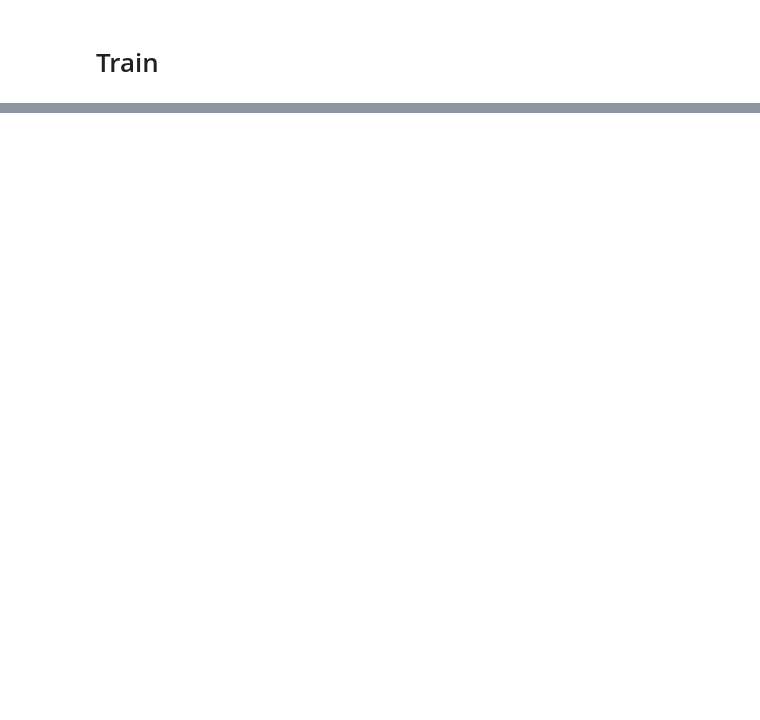
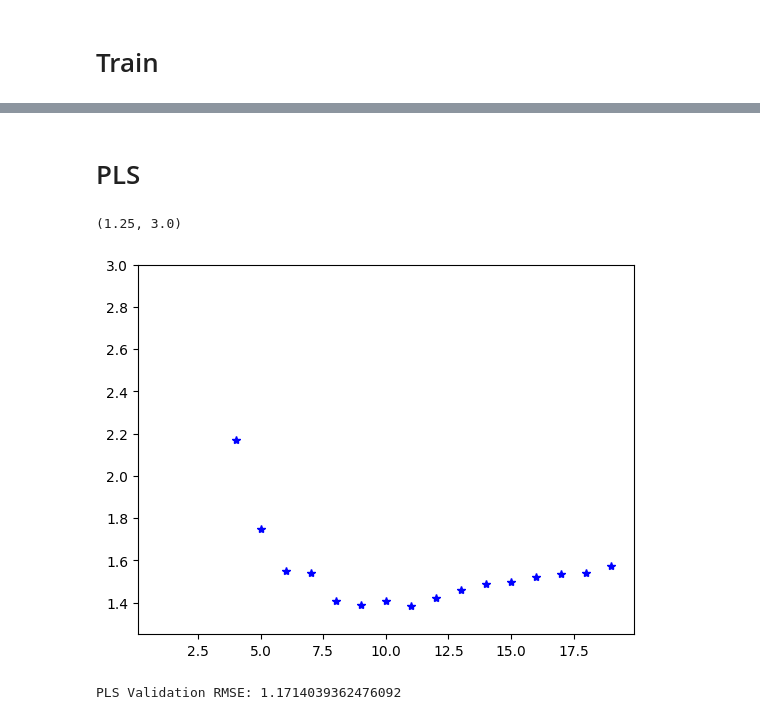
Before and after one commit to zetadin/TransferLearningFromPLS, a Jupyter notebook: ML_perceptron.ipynb, the cells around one changed output, grey strips where cells are left out. Saved outputs shown, nothing was run; the diff lists cells and outputs as text; code cells hidden in the pictures; blank space fills up the shorter version.

```diff
--- a/ML_perceptron.ipynb
+++ b/ML_perceptron.ipynb
@@ -1088,3 +1101,5 @@ p=sm.eval()(x)
 make_dot(p, params=dict(list(sm.named_parameters())))#.render("model_architecture", format="png")
 # %% [output]
 [drawing not drawn]
+# %% [markdown]
+# PLS
@@ -1090,0 +1138,38 @@ make_dot(p, params=dict(list(sm.named_parameters())))#.render("model_architectur
+# %%
+from sklearn import model_selection
+from sklearn.model_selection import RepeatedKFold
+from sklearn.preprocessing import scale
+
+#define cross-validation method
+cv = RepeatedKFold(n_splits=10, n_repeats=3, random_state=1)
+
+# set up variables
+mse = []
+n = 20 # max PLS components
+
+# # Calculate MSE with only the intercept
+# score = -1*model_selection.cross_val_score(PLSRegression(n_components=1),
+#            np.ones((len(Y_train),1)), Y_train, cv=cv, scoring='neg_mean_squared_error').mean()
+# mse.append(score)
+
+
+# Calculate MSE using cross-validation, adding one component at a time
+for i in trange(1, n):
+    pls = PLSRegression(n_components=i)
+    score = -1*model_selection.cross_val_score(pls, X_train, Y_train, cv=cv,
+               scoring='neg_mean_squared_error').mean()
+    mse.append(score)
+# %%
+# print(mse)
+plt.plot(np.arange(1,20), mse, "b*")
+plt.ylim((1.25,3))
+# %% [output]
+(1.25, 3.0)
+[figure, added]
+# %%
+pls = PLSRegression(n_components=11)
+pls.fit(X_train, Y_train)
+
+print("PLS Validation RMSE:", np.sqrt(mean_squared_error(Y_Val, pls.predict(X_Val))))
+# %% [output]
+PLS Validation RMSE: 1.1714039362476092
```
Also changed, not shown: parts of 9 cells of this notebook, 1 other file.
